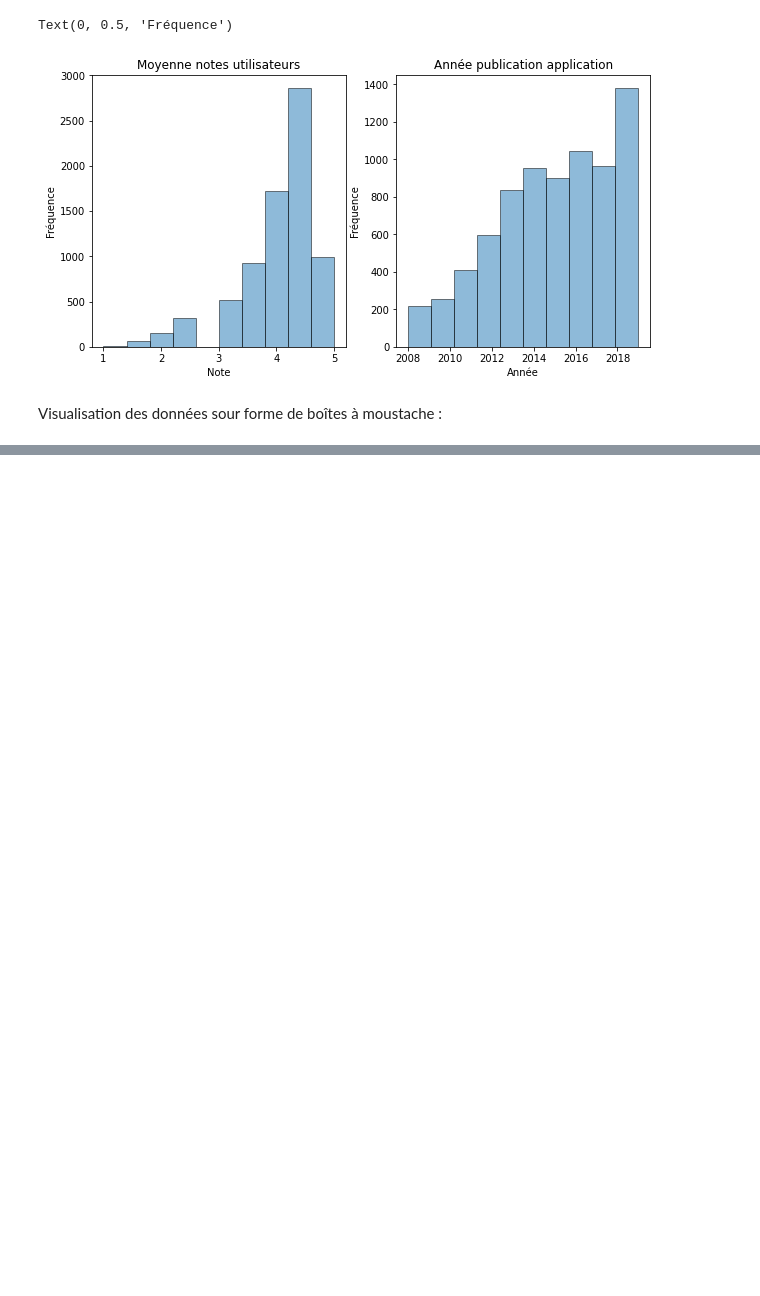
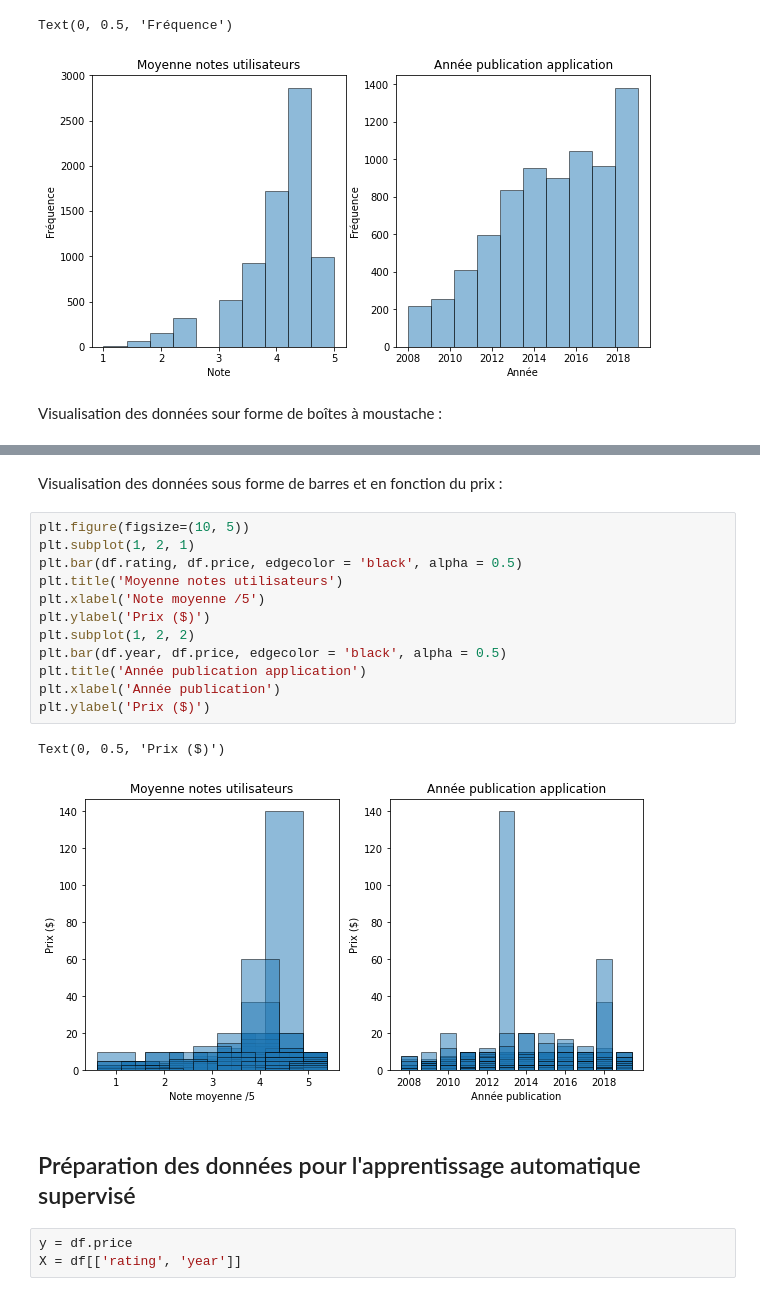
Before and after one commit to MaximeDubost/Python-H3, a Jupyter notebook: appstore_games.ipynb, the cells around one changed output, grey strips where cells are left out. Cells and saved outputs as stored; diff of their text form; blank space fills up the shorter version.

```diff
--- a/appstore_games.ipynb
+++ b/appstore_games.ipynb
@@ -145,3 +151,25 @@ plt.ylabel('Année')
 # %% [output]
 Text(0, 0.5, 'Année')
 [figure]
+# %% [markdown]
+Visualisation des données sous forme de barres et en fonction du prix :
+# %%
+plt.figure(figsize=(10, 5))
+plt.subplot(1, 2, 1)
+plt.bar(df.rating, df.price, edgecolor = 'black', alpha = 0.5)
+plt.title('Moyenne notes utilisateurs')
+plt.xlabel('Note moyenne /5')
+plt.ylabel('Prix ($)')
+plt.subplot(1, 2, 2)
+plt.bar(df.year, df.price, edgecolor = 'black', alpha = 0.5)
+plt.title('Année publication application')
+plt.xlabel('Année publication')
+plt.ylabel('Prix ($)')
+# %% [output]
+Text(0, 0.5, 'Prix ($)')
+[figure, added]
+# %% [markdown]
+## Préparation des données pour l'apprentissage automatique supervisé
+# %%
+y = df.price
+X = df[['rating', 'year']]
```
Also changed, not shown: parts of 36 cells of this notebook.
